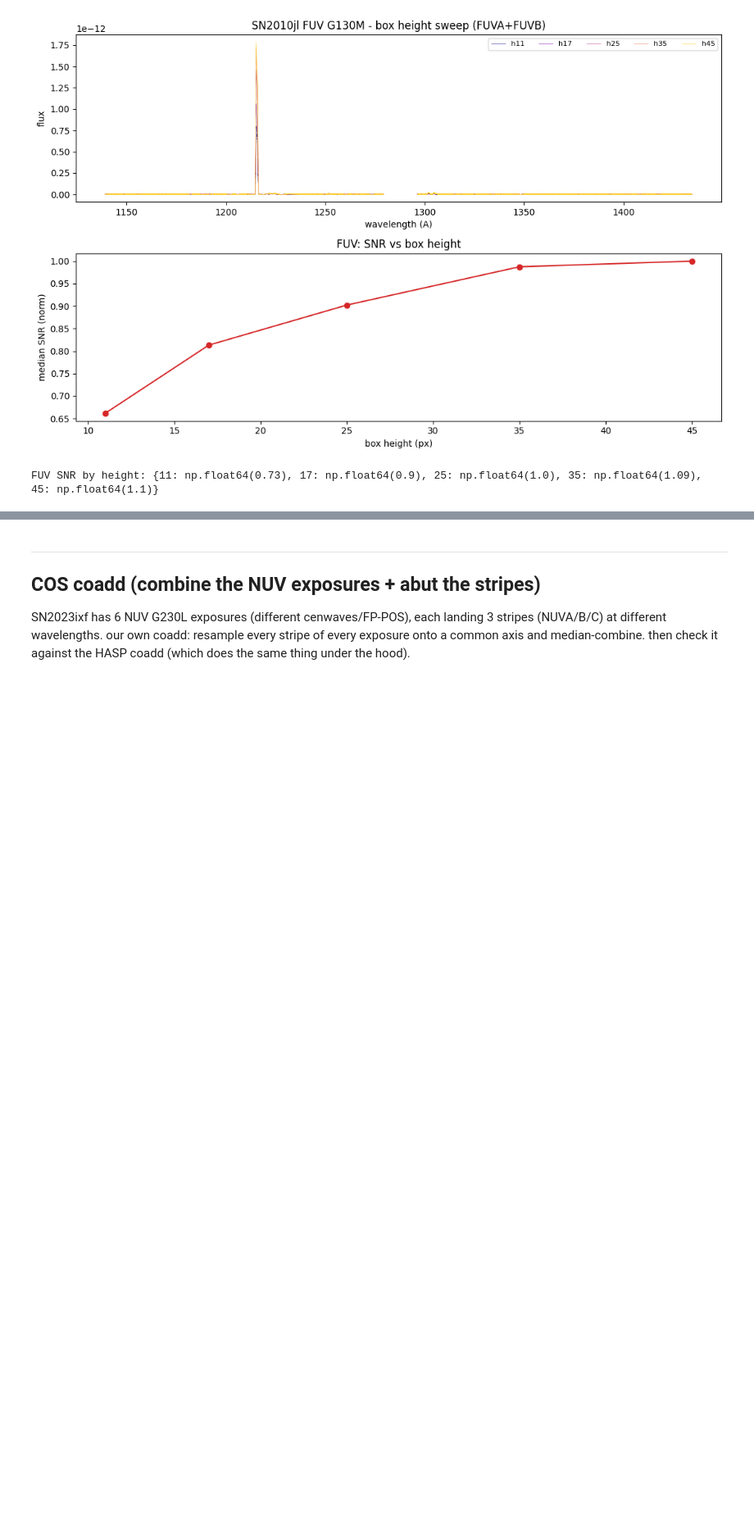
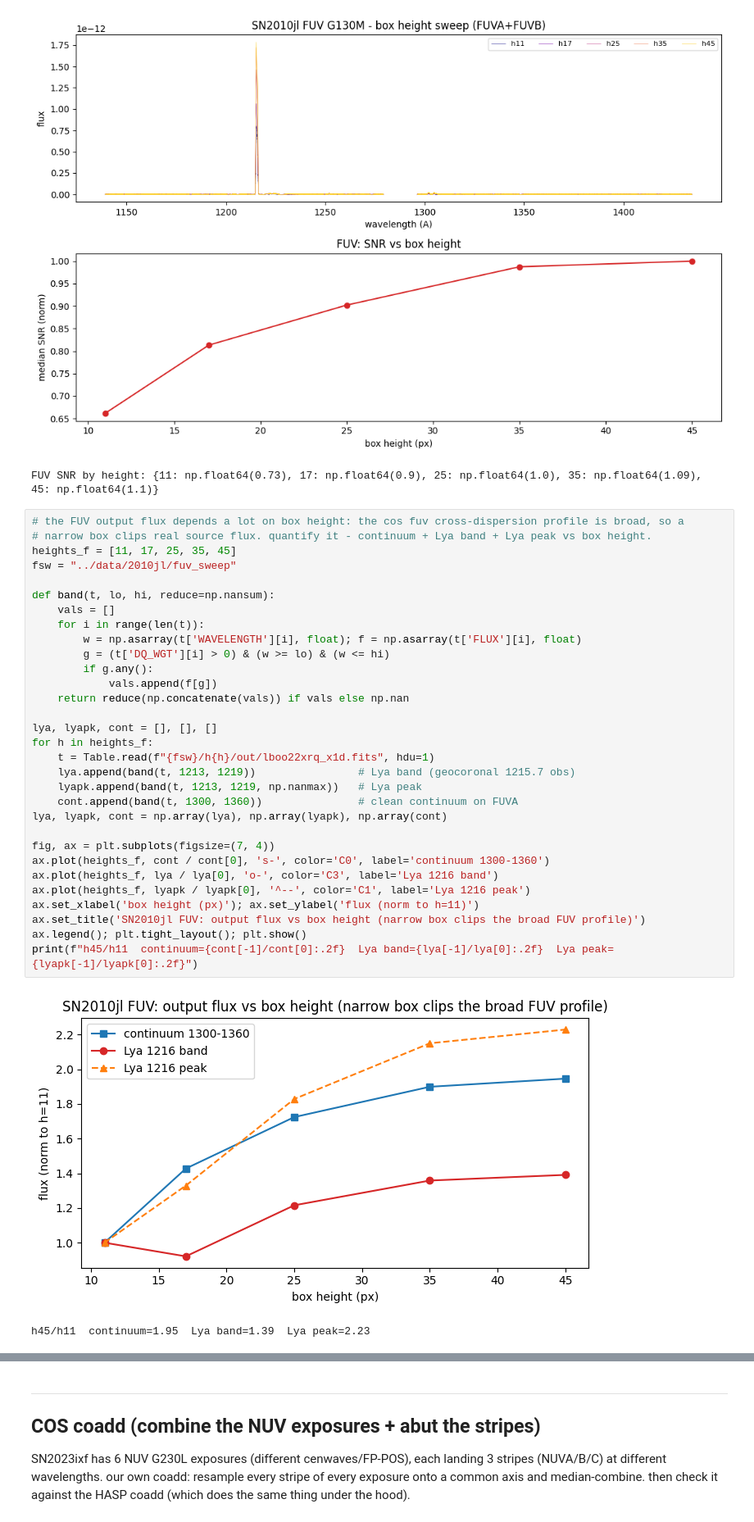
Before and after one commit to Ishaan2602/hst-uv-sn-spectra, a Jupyter notebook: notebooks/cos_sandbox.ipynb, the cells around one changed output, grey strips where cells are left out. Shown at 82% size. Drawn from its saved outputs; the diff is of its cells as text; blank space fills up the shorter version.

```diff
--- a/notebooks/cos_sandbox.ipynb
+++ b/notebooks/cos_sandbox.ipynb
@@ -300,3 +307,37 @@ print("FUV SNR by height:", {h: round(s, 2) for h, s in zip(heights_f, snr_f)})
 # %% [output]
 [figure]
 FUV SNR by height: {11: np.float64(0.73), 17: np.float64(0.9), 25: np.float64(1.0), 35: np.float64(1.09), 45: np.float64(1.1)}
+# %%
+# the FUV output flux depends a lot on box height: the cos fuv cross-dispersion profile is broad, so a
+# narrow box clips real source flux. quantify it - continuum + Lya band + Lya peak vs box height.
+heights_f = [11, 17, 25, 35, 45]
+fsw = "../data/2010jl/fuv_sweep"
+
+def band(t, lo, hi, reduce=np.nansum):
+    vals = []
+    for i in range(len(t)):
+        w = np.asarray(t['WAVELENGTH'][i], float); f = np.asarray(t['FLUX'][i], float)
+        g = (t['DQ_WGT'][i] > 0) & (w >= lo) & (w <= hi)
+        if g.any():
+            vals.append(f[g])
+    return reduce(np.concatenate(vals)) if vals else np.nan
+
+lya, lyapk, cont = [], [], []
+for h in heights_f:
+    t = Table.read(f"{fsw}/h{h}/out/lboo22xrq_x1d.fits", hdu=1)
+    lya.append(band(t, 1213, 1219))                # Lya band (geocoronal 1215.7 obs)
+    lyapk.append(band(t, 1213, 1219, np.nanmax))   # Lya peak
+    cont.append(band(t, 1300, 1360))               # clean continuum on FUVA
+lya, lyapk, cont = np.array(lya), np.array(lyapk), np.array(cont)
+
+fig, ax = plt.subplots(figsize=(7, 4))
+ax.plot(heights_f, cont / cont[0], 's-', color='C0', label='continuum 1300-1360')
+ax.plot(heights_f, lya / lya[0], 'o-', color='C3', label='Lya 1216 band')
+ax.plot(heights_f, lyapk / lyapk[0], '^--', color='C1', label='Lya 1216 peak')
+ax.set_xlabel('box height (px)'); ax.set_ylabel('flux (norm to h=11)')
+ax.set_title('SN2010jl FUV: output flux vs box height (narrow box clips the broad FUV profile)')
+ax.legend(); plt.tight_layout(); plt.show()
+print(f"h45/h11  continuum={cont[-1]/cont[0]:.2f}  Lya band={lya[-1]/lya[0]:.2f}  Lya peak={lyapk[-1]/lyapk[0]:.2f}")
+# %% [output]
+[figure, added]
+h45/h11  continuum=1.95  Lya band=1.39  Lya peak=2.23
```
Also changed, not shown: parts of 3 cells of this notebook, 39 other files.
